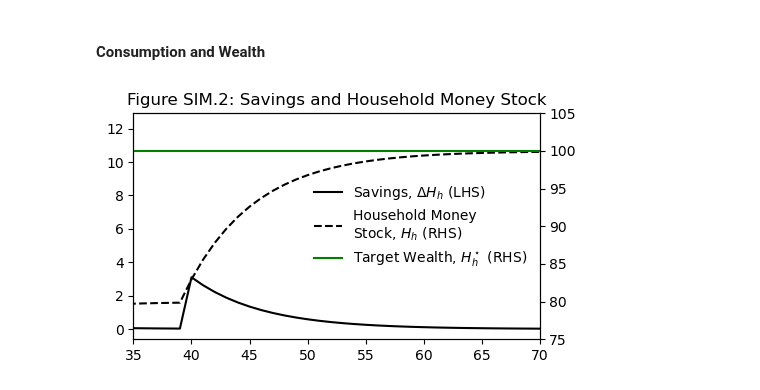
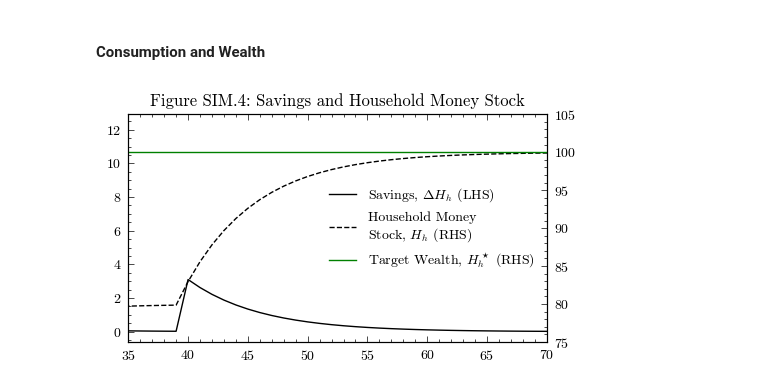
Before and after one commit to KarlNaumann/MacroStat, a Jupyter notebook: docs/models/GL06/GL06SIM.ipynb, the cells around one changed output. Saved outputs shown, nothing was run; the diff lists cells and outputs as text; code cells hidden in the pictures.

```diff
--- a/docs/models/GL06/GL06SIM.ipynb
+++ b/docs/models/GL06/GL06SIM.ipynb
@@ -169,6 +169,8 @@ This is implemented as such in the [Behavior](GL06SIM/behavior.rst) class.
 
 from matplotlib import pyplot as plt
 from macrostat.models import GL06SIM
+
+plt.style.use("../../macrostat.mplstyle")
 # %% [markdown]
 ### Convergence to the Steady State
 # %% [markdown]
@@ -272,16 +274,16 @@ steady_state_wealth_new = alpha3 * (model.scenarios[("GovernmentDemandIncrease",
 # %%
 fig, axs = plt.subplots(1, 1, figsize=(5, 3))
 line1 = axs.plot(output_government_demand_increase['HouseholdMoneyStock'].diff(), color='k', label='Savings, $\Delta H_h$ (LHS)')
 ax2 = axs.twinx()
 line2 = ax2.plot(output_government_demand_increase['HouseholdMoneyStock'], color='k', linestyle='--', label='Household Money\nStock, $H_h$ (RHS)')
 line3 = ax2.axhline(y=steady_state_wealth_new, color='g', label='Target Wealth, $H_h^\star$ (RHS)')
 lines = line1 + line2 + [line3]
 labels = [l.get_label() for l in lines]
 axs.legend(lines, labels, loc='center right', frameon=False)
 axs.set_xlim(35,70)
 ax2.set_ylim(75,105)
-axs.set_title('Figure SIM.2: Savings and Household Money Stock')
+axs.set_title('Figure SIM.4: Savings and Household Money Stock')
 plt.tight_layout()
 plt.show()
 # %% [output]
-[figure, old version]
+[figure, new version]
```
Also changed, not shown: parts of 4 cells of this notebook, 4 other files.
